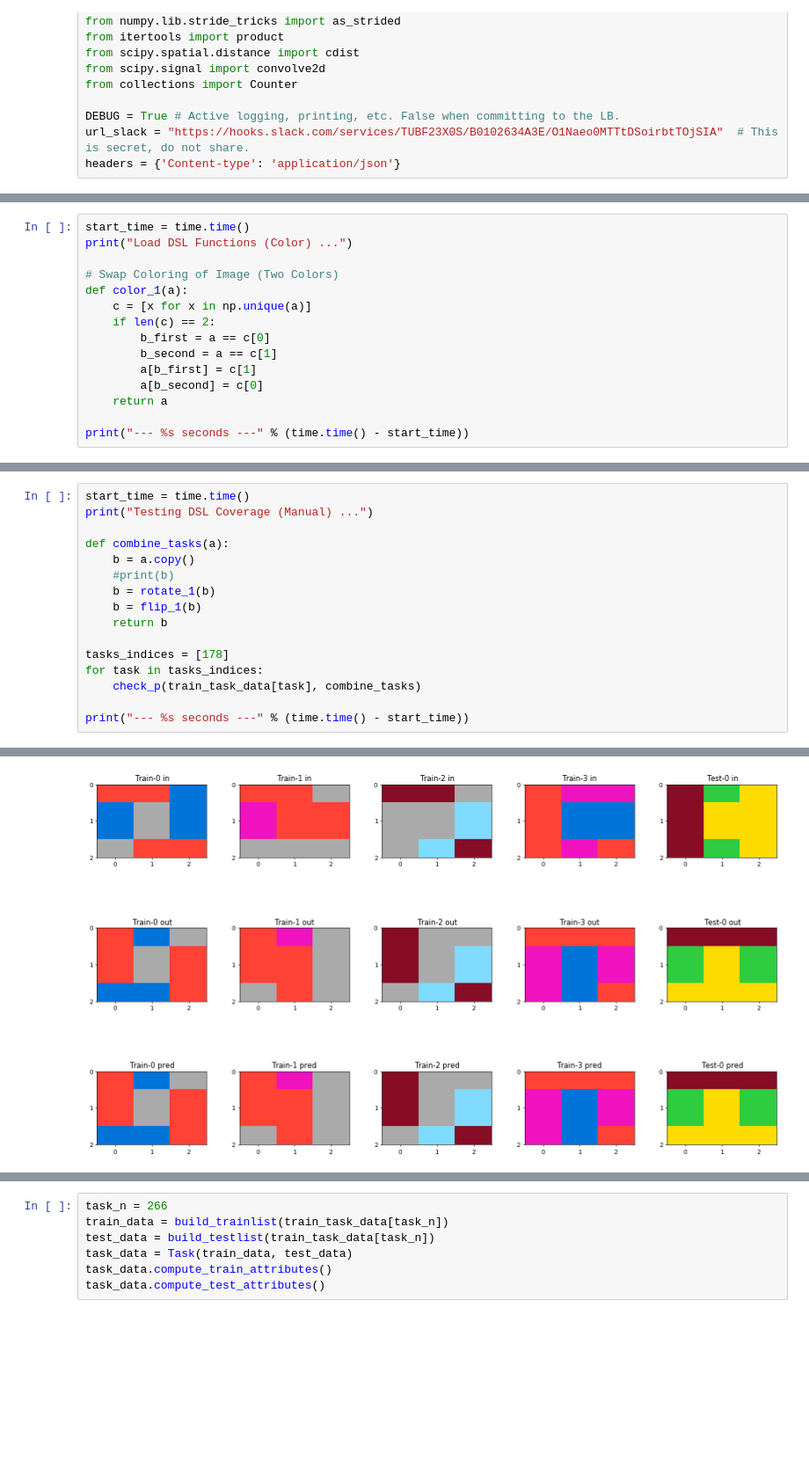
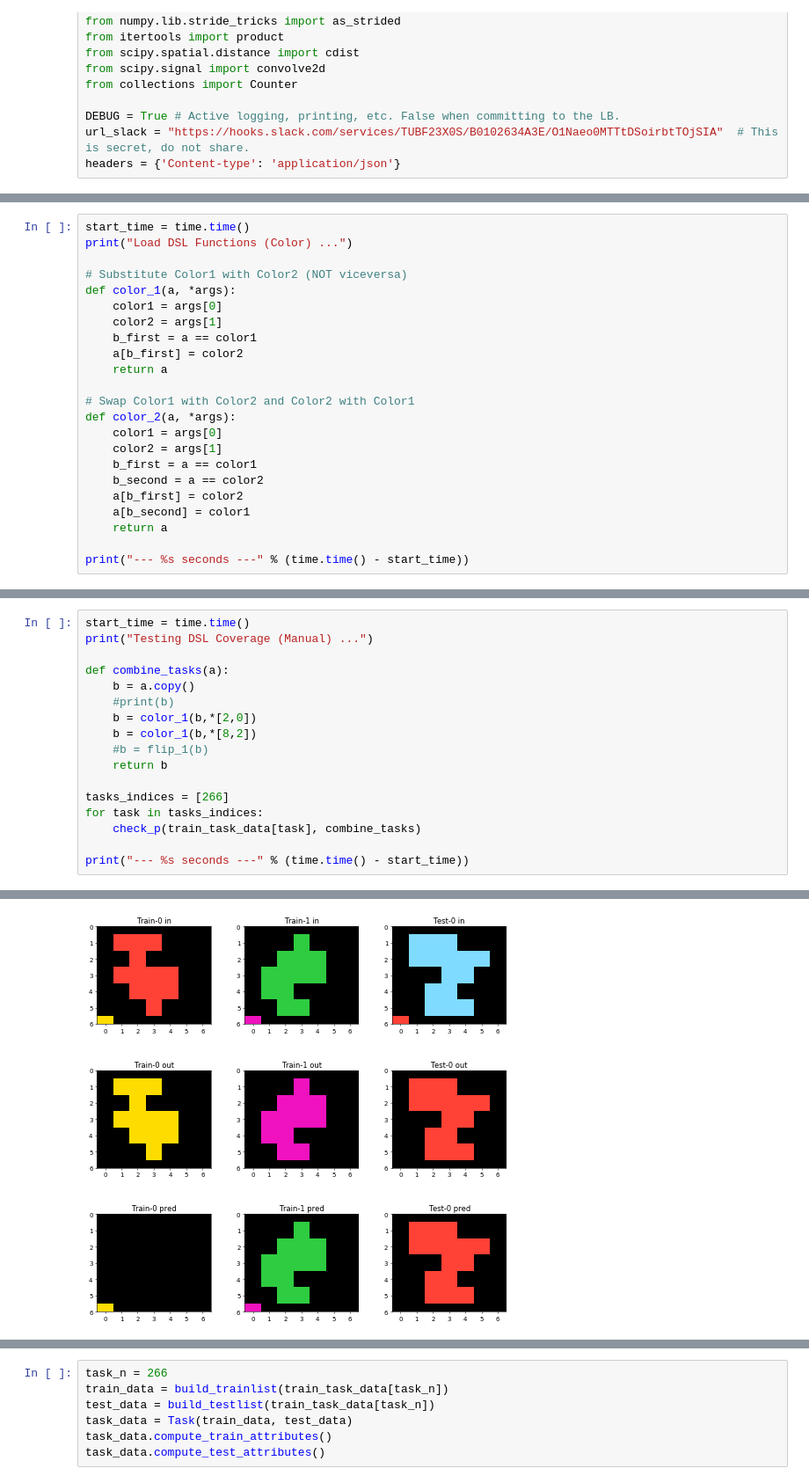
Before and after one commit to lorepieri8/ARC_challenge, a Jupyter notebook: ARC_DSL.ipynb, the cells around one changed output, grey strips where cells are left out. Shown at 88% size. Saved outputs shown, nothing was run; the diff lists cells and outputs as text; blank space fills up the shorter version.

```diff
--- a/ARC_DSL.ipynb
+++ b/ARC_DSL.ipynb
@@ -729,14 +732,22 @@ Load DSL Functions (Flips) ...
 start_time = time.time()
 print("Load DSL Functions (Color) ...")
 
-# Swap Coloring of Image (Two Colors)
-def color_1(a):
-    c = [x for x in np.unique(a)]
-    if len(c) == 2:
-        b_first = a == c[0]
-        b_second = a == c[1]
-        a[b_first] = c[1]
-        a[b_second] = c[0]
+# Substitute Color1 with Color2 (NOT viceversa)
+def color_1(a, *args):
+    color1 = args[0]
+    color2 = args[1]
+    b_first = a == color1
+    a[b_first] = color2
+    return a
+
+# Swap Color1 with Color2 and Color2 with Color1
+def color_2(a, *args):
+    color1 = args[0]
+    color2 = args[1]
+    b_first = a == color1
+    b_second = a == color2
+    a[b_first] = color2
+    a[b_second] = color1
     return a
 
 print("--- %s seconds ---" % (time.time() - start_time))
@@ -1049,11 +1179,12 @@ print("Testing DSL Coverage (Manual) ...")
 def combine_tasks(a):
     b = a.copy()
     #print(b)
-    b = rotate_1(b)
-    b = flip_1(b)
+    b = color_1(b,*[2,0])
+    b = color_1(b,*[8,2])
+    #b = flip_1(b)
     return b
 
-tasks_indices = [178]
+tasks_indices = [266]
 for task in tasks_indices:
     check_p(train_task_data[task], combine_tasks)
 
@@ -1064,4 +1195,4 @@ Testing DSL Coverage (Manual) ...
-[figure, old version]
+[figure, new version]
 # %%
 start_time = time.time()
 print("Testing DSL Coverage (Training Set) ...")
```
Also changed, not shown: parts of 26 cells of this notebook.
